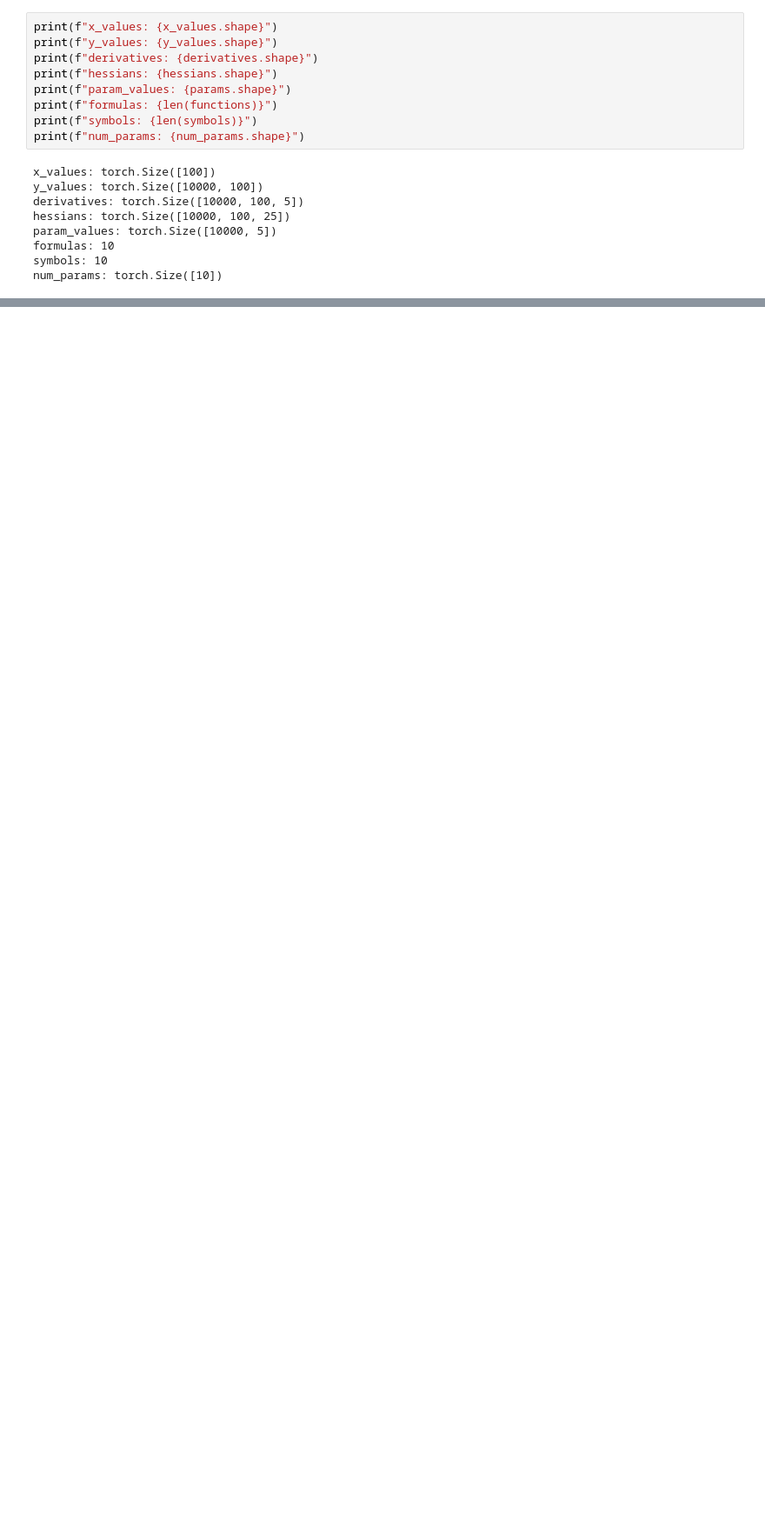
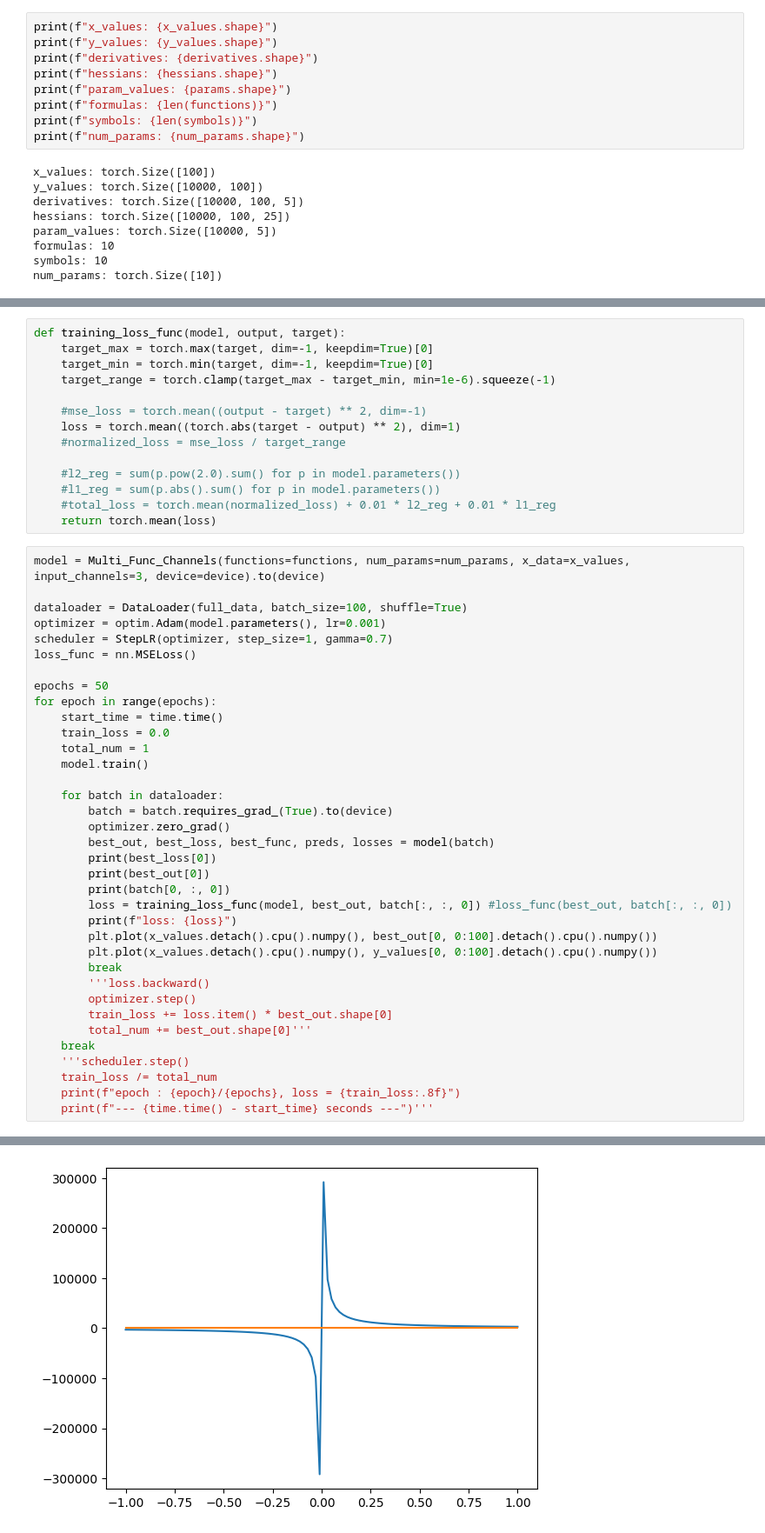
Before and after one commit to ctsai64/FeynmanEquations, a Jupyter notebook: NewFunctionSelector.ipynb, the cells around one changed output, grey strips where cells are left out. Shown at 87% size. Cells and saved outputs as stored; diff of their text form; blank space fills up the shorter version.

```diff
--- a/NewFunctionSelector.ipynb
+++ b/NewFunctionSelector.ipynb
@@ -232,0 +226,51 @@ RuntimeError: The expanded size of the tensor (4) must match the existing size (
+# %%
+def training_loss_func(model, output, target):
+    target_max = torch.max(target, dim=-1, keepdim=True)[0]
+    target_min = torch.min(target, dim=-1, keepdim=True)[0]
+    target_range = torch.clamp(target_max - target_min, min=1e-6).squeeze(-1)
+
+    #mse_loss = torch.mean((output - target) ** 2, dim=-1)
+    loss = torch.mean((torch.abs(target - output) ** 2), dim=1)
+    #normalized_loss = mse_loss / target_range
+
+    #l2_reg = sum(p.pow(2.0).sum() for p in model.parameters())
+    #l1_reg = sum(p.abs().sum() for p in model.parameters())
+    #total_loss = torch.mean(normalized_loss) + 0.01 * l2_reg + 0.01 * l1_reg
+    return torch.mean(loss)
+# %%
+model = Multi_Func_Channels(functions=functions, num_params=num_params, x_data=x_values, input_channels=3, device=device).to(device)
+
+dataloader = DataLoader(full_data, batch_size=100, shuffle=True)
+optimizer = optim.Adam(model.parameters(), lr=0.001)
+scheduler = StepLR(optimizer, step_size=1, gamma=0.7)
+loss_func = nn.MSELoss()
+
+epochs = 50
+for epoch in range(epochs):
+    start_time = time.time()
+    train_loss = 0.0
+    total_num = 1
+    model.train()
+
+    for batch in dataloader:
+        batch = batch.requires_grad_(True).to(device)
+        optimizer.zero_grad()
+        best_out, best_loss, best_func, preds, losses = model(batch)
+        print(best_loss[0])
+        print(best_out[0])
+        print(batch[0, :, 0])
+        loss = training_loss_func(model, best_out, batch[:, :, 0]) #loss_func(best_out, batch[:, :, 0])
+        print(f"loss: {loss}")
+        plt.plot(x_values.detach().cpu().numpy(), best_out[0, 0:100].detach().cpu().numpy())
+        plt.plot(x_values.detach().cpu().numpy(), y_values[0, 0:100].detach().cpu().numpy())
+        break
+        '''loss.backward()
+        optimizer.step()
+        train_loss += loss.item() * best_out.shape[0]
+        total_num += best_out.shape[0]'''
+    break
+    '''scheduler.step()
+    train_loss /= total_num
+    print(f"epoch : {epoch}/{epochs}, loss = {train_loss:.8f}")
+    print(f"--- {time.time() - start_time} seconds ---")'''
+# %% [output]
@@ -232,0 +283 @@ RuntimeError: The expanded size of the tensor (4) must match the existing size (
+[figure, added]
```
Also changed, not shown: parts of 5 cells of this notebook, 1 other file.
